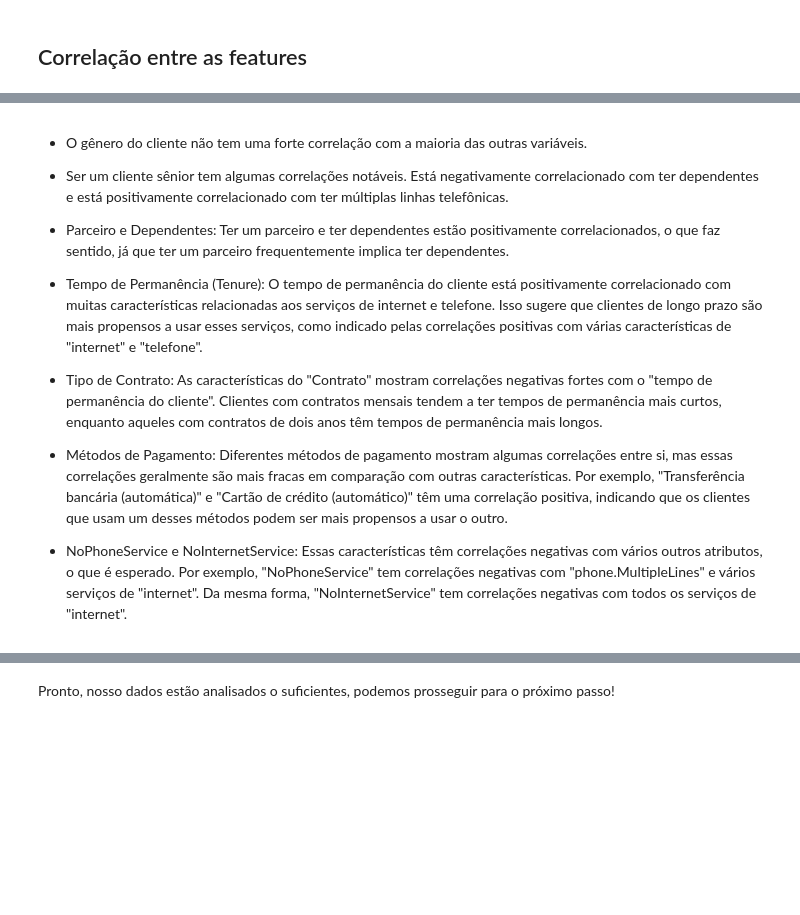
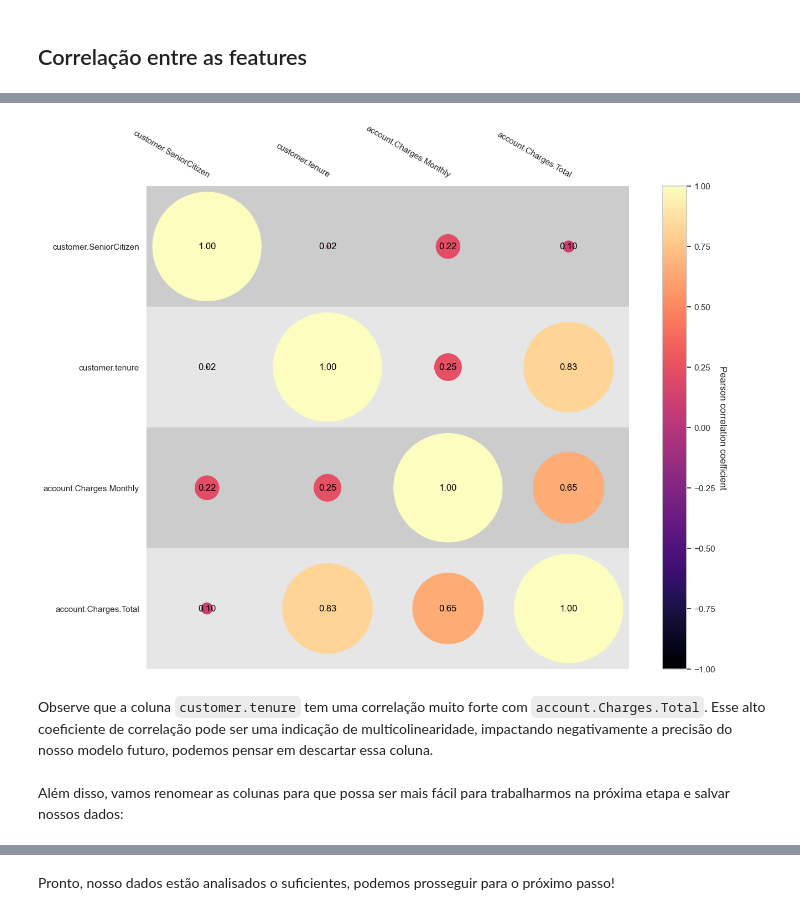
Before and after one commit to SarahBarbosa/churn-prediction, a Jupyter notebook: S01_ETL_EDA.ipynb, the cells around one changed output, grey strips where cells are left out. Drawn from its saved outputs; the diff is of its cells as text; code cells hidden in the pictures; blank space fills up the shorter version.

```diff
--- a/S01_ETL_EDA.ipynb
+++ b/S01_ETL_EDA.ipynb
@@ -271,2 +288,0 @@ A coluna do ID do cliente não é relevante para nossos dados:
-# %%
-dados = jdi.Tratamentos(dados).remove_colunas('customerID')
@@ -275,13 +288,0 @@ Vamos transformar as variáveis categóricas em valores binários:
-# %%
-colunas_sim_nao = ['Churn', 'customer.Partner', 'customer.Dependents',
-                   'phone.PhoneService', 'account.PaperlessBilling']
-
-colunas_multiclasses = ['internet.InternetService', 'account.Contract',
-                        'account.PaymentMethod']
-
-colunas_mistas = ['phone.MultipleLines', 'internet.OnlineSecurity',
-                  'internet.OnlineBackup', 'internet.DeviceProtection',
-                  'internet.TechSupport', 'internet.StreamingTV',
-                  'internet.StreamingMovies']
-
-dados = jdi.encoding_manual(dados, colunas_sim_nao, colunas_multiclasses, colunas_mistas)
@@ -319,2 +288,0 @@ Ok. O que isso indica é que quando a coluna `internet.InternetService_No` possu
-# %%
-dados = jdi.Tratamentos(dados).remove_colunas(sem_servico_internet[0])
@@ -330,2 +288,0 @@ Na verdade, a situação aqui é inversa: quando uma delas possui o valor 0, a o
-# %%
-dados = jdi.Tratamentos(dados).remove_colunas(sem_servico_telefone[0])
@@ -400,14 +291,23 @@ plt.show()
-# %% [markdown]
-- O gênero do cliente não tem uma forte correlação com a maioria das outras variáveis.
-
-- Ser um cliente sênior tem algumas correlações notáveis. Está negativamente correlacionado com ter dependentes e está positivamente correlacionado com ter múltiplas linhas telefônicas.
-
-- Parceiro e Dependentes: Ter um parceiro e ter dependentes estão positivamente correlacionados, o que faz sentido, já que ter um parceiro frequentemente implica ter dependentes.
-
-- Tempo de Permanência (Tenure): O tempo de permanência do cliente está positivamente correlacionado com muitas características relacionadas aos serviços de internet e telefone. Isso sugere que clientes de longo prazo são mais propensos a usar esses serviços, como indicado pelas correlações positivas com várias características de "internet" e "telefone".
-
-- Tipo de Contrato: As características do "Contrato" mostram correlações negativas fortes com o "tempo de permanência do cliente". Clientes com contratos mensais tendem a ter tempos de permanência mais curtos, enquanto aqueles com contratos de dois anos têm tempos de permanência mais longos.
-
-- Métodos de Pagamento: Diferentes métodos de pagamento mostram algumas correlações entre si, mas essas correlações geralmente são mais fracas em comparação com outras características. Por exemplo, "Transferência bancária (automática)" e "Cartão de crédito (automático)" têm uma correlação positiva, indicando que os clientes que usam um desses métodos podem ser mais propensos a usar o outro.
-
-- NoPhoneService e NoInternetService: Essas características têm correlações negativas com vários outros atributos, o que é esperado. Por exemplo, "NoPhoneService" tem correlações negativas com "phone.MultipleLines" e vários serviços de "internet". Da mesma forma, "NoInternetService" tem correlações negativas com todos os serviços de "internet".
+# %%
+from psynlig import plot_correlation_heatmap
+
+dados_numericos = dados.select_dtypes(include=['number'])
+
+kwargs = {
+    'heatmap': {
+        'vmin': -1,
+        'vmax': 1,
+        'cmap': 'magma',
+    },
+    'figure': {
+        'figsize': (14, 10),
+    },
+}
+
+plot_correlation_heatmap(dados_numericos, bubble=True, annotate=True, **kwargs);
+# %% [output]
+[figure, added]
+# %% [markdown]
+Observe que a coluna `customer.tenure` tem uma correlação muito forte com `account.Charges.Total`. Esse alto coeficiente de correlação pode ser uma indicação de multicolinearidade, impactando negativamente a precisão do nosso modelo futuro, podemos pensar em descartar essa coluna.
+# %% [markdown]
+Além disso, vamos renomear as colunas para que possa ser mais fácil para trabalharmos na próxima etapa e salvar nossos dados:
```
Also changed, not shown: parts of 46 cells of this notebook, 6 other files.
